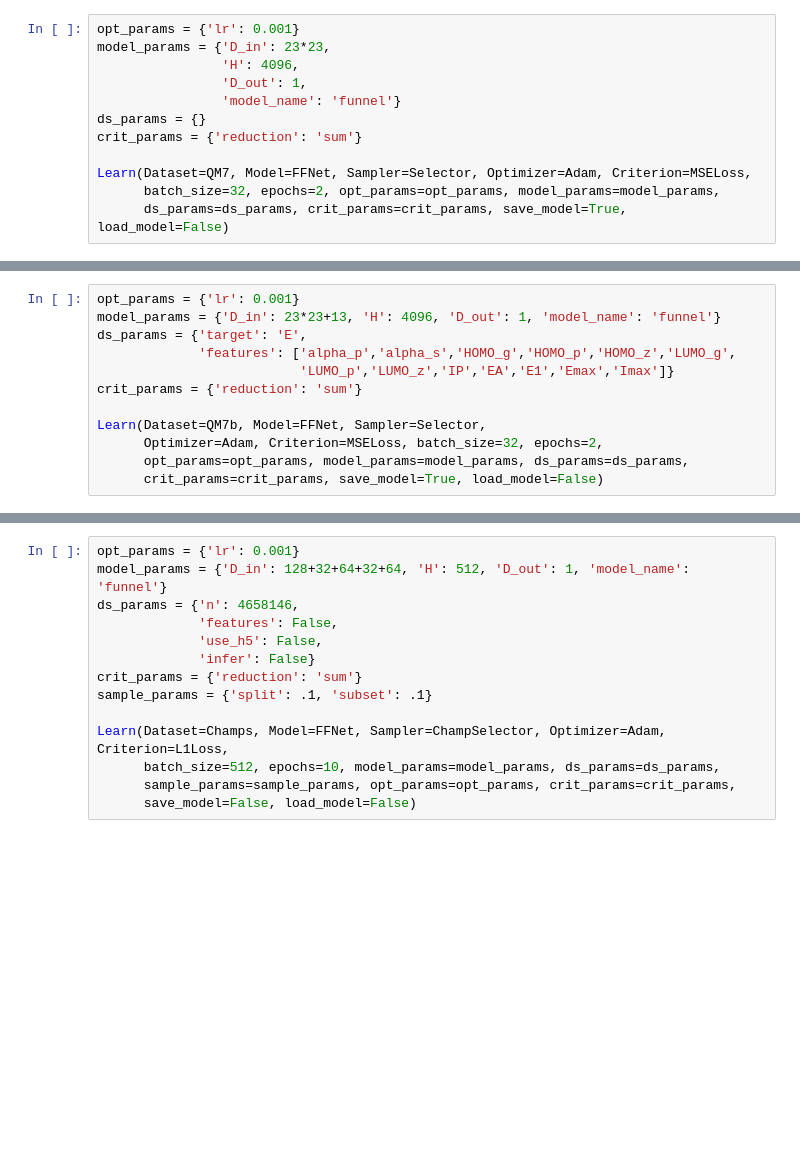
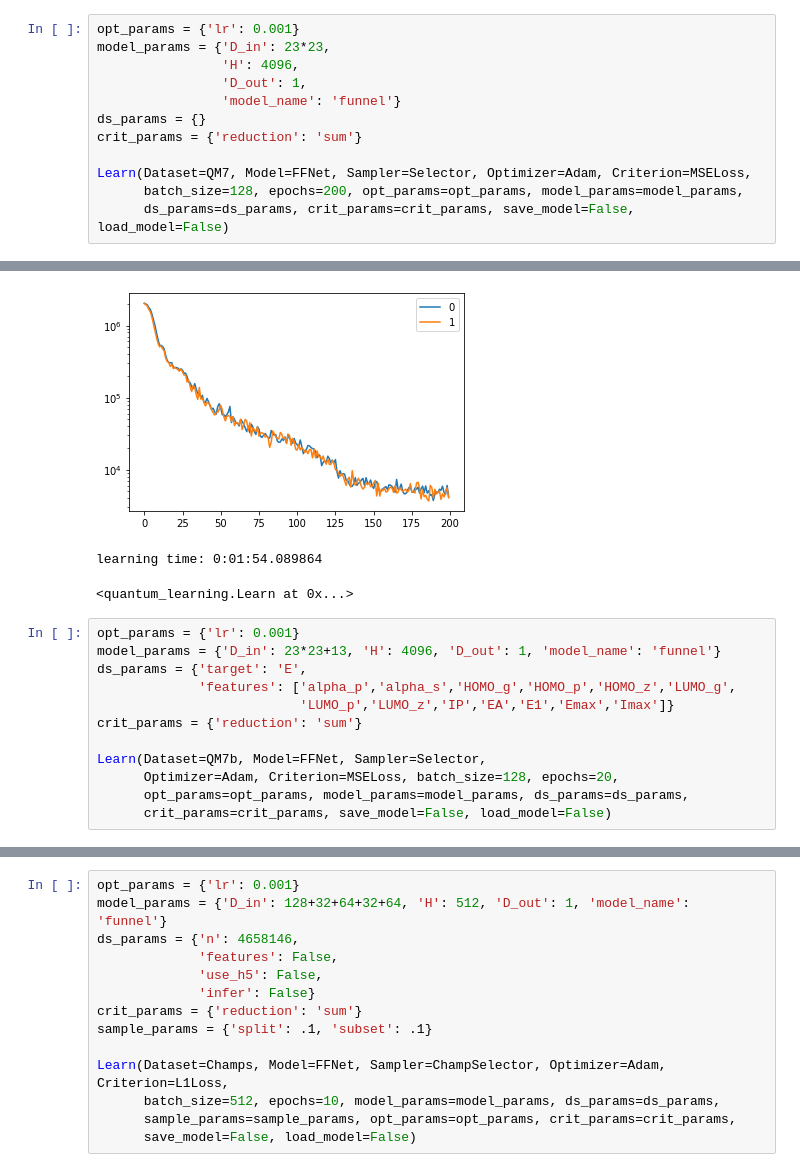
Before and after one commit to icanswim/fastchem, a Jupyter notebook: quantum_experiment.ipynb, the cells around one changed output, grey strips where cells are left out. Drawn from its saved outputs; the diff is of its cells as text; blank space fills up the shorter version.

```diff
--- a/quantum_experiment.ipynb
+++ b/quantum_experiment.ipynb
@@ -16,5 +16,6 @@ ds_params = {}
 crit_params = {'reduction': 'sum'}
 
 Learn(Dataset=QM7, Model=FFNet, Sampler=Selector, Optimizer=Adam, Criterion=MSELoss,
-      batch_size=32, epochs=2, opt_params=opt_params, model_params=model_params,
-      ds_params=ds_params, crit_params=crit_params, save_model=True, load_model=False)
+      batch_size=128, epochs=200, opt_params=opt_params, model_params=model_params,
+      ds_params=ds_params, crit_params=crit_params, save_model=False, load_model=False)
+# %% [output]
@@ -21,3 +39,6 @@ Learn(Dataset=QM7, Model=FFNet, Sampler=Selector, Optimizer=Adam, Criterion=MSEL
+[figure, added]
+learning time: 0:01:54.089864
+<quantum_learning.Learn at 0x...>
 # %%
 opt_params = {'lr': 0.001}
 model_params = {'D_in': 23*23+13, 'H': 4096, 'D_out': 1, 'model_name': 'funnel'}
@@ -27,9 +48,9 @@ ds_params = {'target': 'E',
 crit_params = {'reduction': 'sum'}
 
 Learn(Dataset=QM7b, Model=FFNet, Sampler=Selector,
-      Optimizer=Adam, Criterion=MSELoss, batch_size=32, epochs=2,
+      Optimizer=Adam, Criterion=MSELoss, batch_size=128, epochs=20,
       opt_params=opt_params, model_params=model_params, ds_params=ds_params,
-      crit_params=crit_params, save_model=True, load_model=False)
+      crit_params=crit_params, save_model=False, load_model=False)
 # %%
 opt_params = {'lr': 0.001}
 model_params = {'D_in': 29*29+29+14, 'H': 1024, 'D_out': 1, 'model_name': 'funnel'}
```
Also changed, not shown: parts of 7 cells of this notebook, 2 other files.
